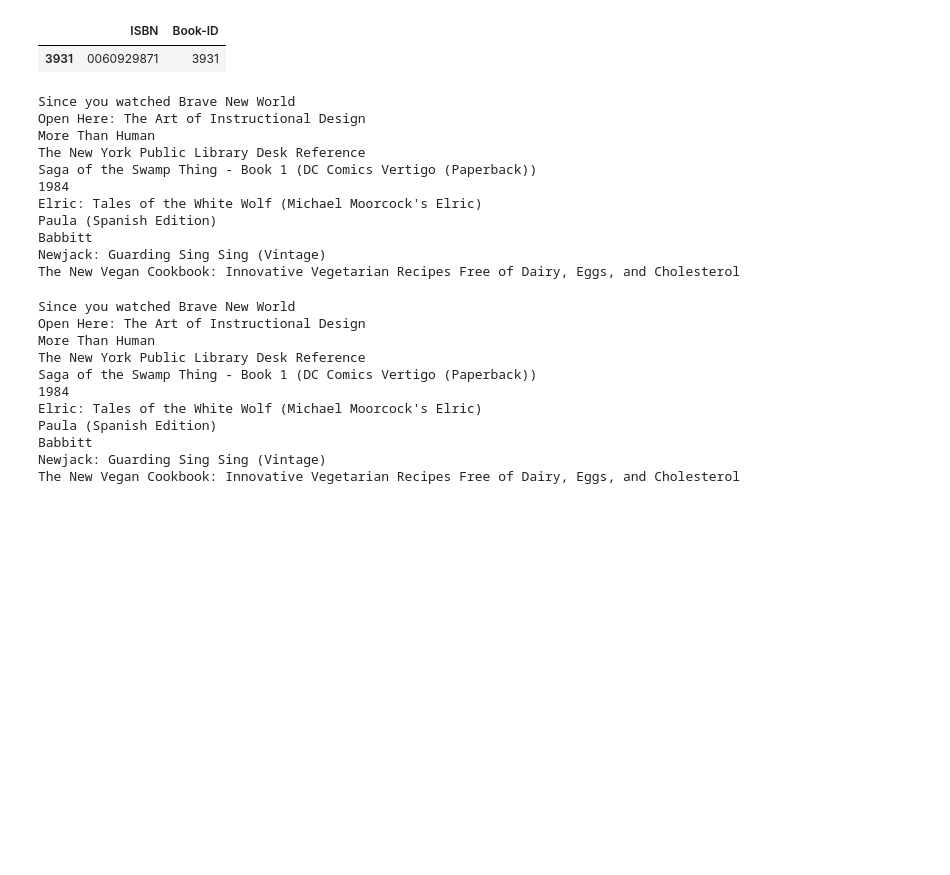
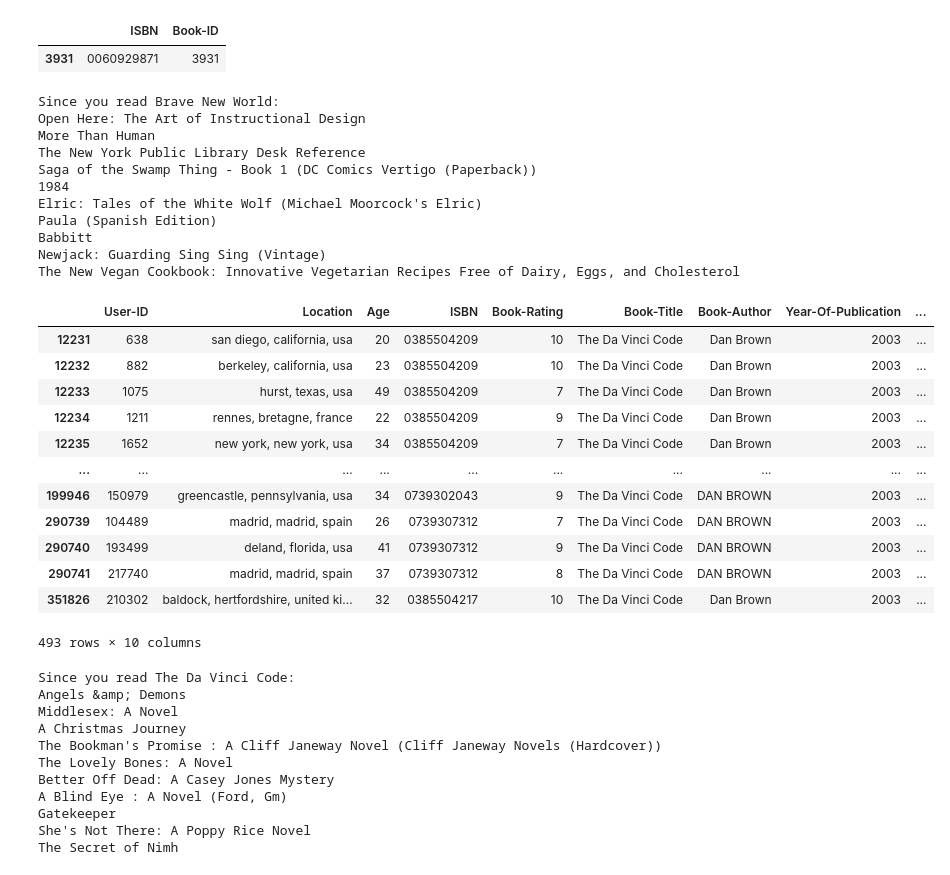
Before and after one commit to tyedem/Books-Recommendation-System, a Jupyter notebook: recommendations.ipynb, the cells around one changed output. Drawn from its saved outputs; the diff is of its cells as text; code cells hidden in the pictures; blank space fills up the shorter version.

```diff
--- a/recommendations.ipynb
+++ b/recommendations.ipynb
@@ -389,13 +352,13 @@ ISBN_id = 3931
 # %%
 # Find similar books
-similar_ids = find_similar_books(ISBN_id, X, k=10)
-book_title = book_titles[ISBN_id]
+similar_ids = find_similar_books(3931, X, k=10)
+book_title = book_titles[3931]
 
-print(f"Since you watched {book_title}")
+print(f"Since you read {book_title}:")
 for i in similar_ids:
     print(book_titles[i])
 # %% [output]
-Since you watched Brave New World
+Since you read Brave New World:
 Open Here: The Art of Instructional Design
 More Than Human
 The New York Public Library Desk Reference
@@ -406,23 +369,40 @@ Paula (Spanish Edition)
 Babbitt
 Newjack: Guarding Sing Sing (Vintage)
 The New Vegan Cookbook: Innovative Vegetarian Recipes Free of Dairy, Eggs, and Cholesterol
+# %%
+# Get ISBN of The Da Vinci Code
+books_user_ratings_df.loc[books_user_ratings_df['Book-Title'] == 'The Da Vinci Code']
+# %% [output]
+|  | User-ID | Location | Age | ISBN | Book-Rating | Book-Title | Book-Author | Year-Of-Publication | ... |
+| 12231 | 638 | san diego, california, usa | 20 | 0385504209 | 10 | The Da Vinci Code | Dan Brown | 2003 | ... |
+| 12232 | 882 | berkeley, california, usa | 23 | 0385504209 | 10 | The Da Vinci Code | Dan Brown | 2003 | ... |
+| 12233 | 1075 | hurst, texas, usa | 49 | 0385504209 | 7 | The Da Vinci Code | Dan Brown | 2003 | ... |
+| 12234 | 1211 | rennes, bretagne, france | 22 | 0385504209 | 9 | The Da Vinci Code | Dan Brown | 2003 | ... |
+| 12235 | 1652 | new york, new york, usa | 34 | 0385504209 | 7 | The Da Vinci Code | Dan Brown | 2003 | ... |
+| ... | ... | ... | ... | ... | ... | ... | ... | ... | ... |
+| 199946 | 150979 | greencastle, pennsylvania, usa | 34 | 0739302043 | 9 | The Da Vinci Code | DAN BROWN | 2003 | ... |
+| 290739 | 104489 | madrid, madrid, spain | 26 | 0739307312 | 7 | The Da Vinci Code | DAN BROWN | 2003 | ... |
+| 290740 | 193499 | deland, florida, usa | 41 | 0739307312 | 9 | The Da Vinci Code | DAN BROWN | 2003 | ... |
+| 290741 | 217740 | madrid, madrid, spain | 37 | 0739307312 | 8 | The Da Vinci Code | DAN BROWN | 2003 | ... |
+| 351826 | 210302 | baldock, hertfordshire, united ki... | 32 | 0385504217 | 10 | The Da Vinci Code | Dan Brown | 2003 | ... |
+493 rows × 10 columns
 # %%
 # Find similar books
-similar_ids = find_similar_books(3931, X, k=10)
-book_title = book_titles[3931]
+similar_ids = find_similar_books(487, X, k=10)
+book_title = book_titles[487]
 
-print(f"Since you watched {book_title}")
+print(f"Since you read {book_title}:")
 for i in similar_ids:
     print(book_titles[i])
 # %% [output]
-Since you watched Brave New World
-Open Here: The Art of Instructional Design
-More Than Human
-The New York Public Library Desk Reference
-Saga of the Swamp Thing - Book 1 (DC Comics Vertigo (Paperback))
-1984
-Elric: Tales of the White Wolf (Michael Moorcock's Elric)
-Paula (Spanish Edition)
-Babbitt
-Newjack: Guarding Sing Sing (Vintage)
-The New Vegan Cookbook: Innovative Vegetarian Recipes Free of Dairy, Eggs, and Cholesterol
+Since you read The Da Vinci Code:
+Angels &amp; Demons
+Middlesex: A Novel
+A Christmas Journey
+The Bookman's Promise : A Cliff Janeway Novel (Cliff Janeway Novels (Hardcover))
+The Lovely Bones: A Novel
+Better Off Dead: A Casey Jones Mystery
+A Blind Eye : A Novel (Ford, Gm)
+Gatekeeper
+She's Not There: A Poppy Rice Novel
+The Secret of Nimh
```
Also changed, not shown: parts of 50 cells of this notebook, 2 other files.
